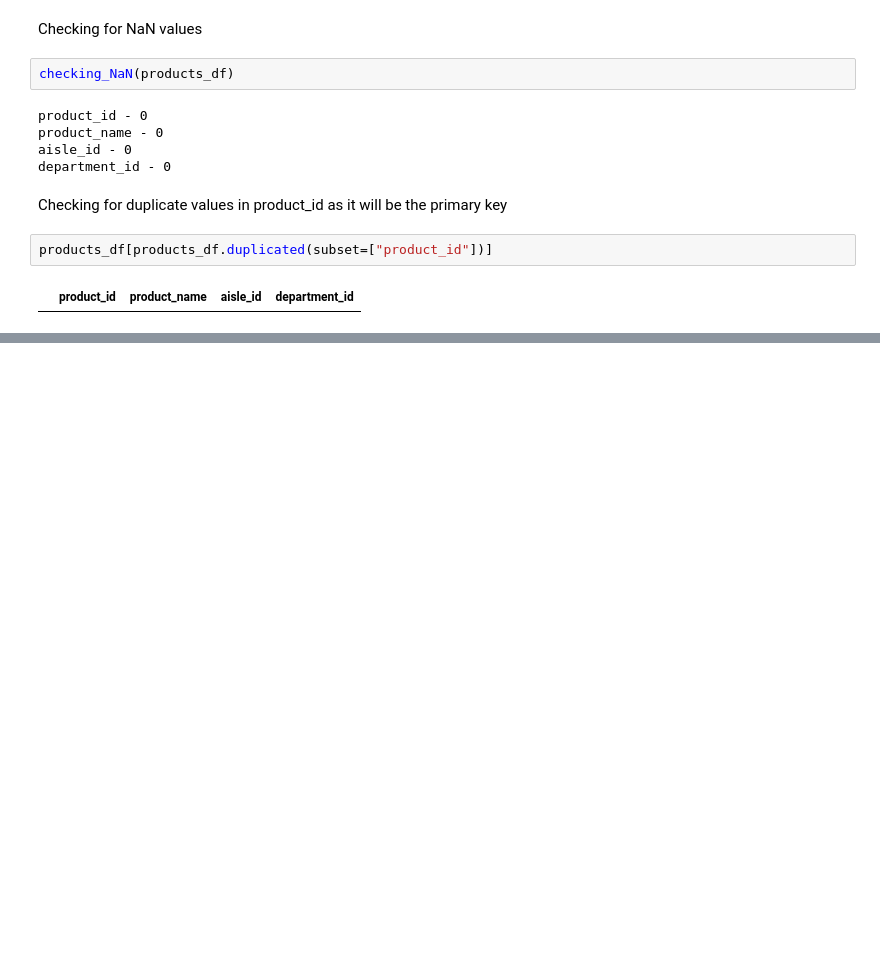
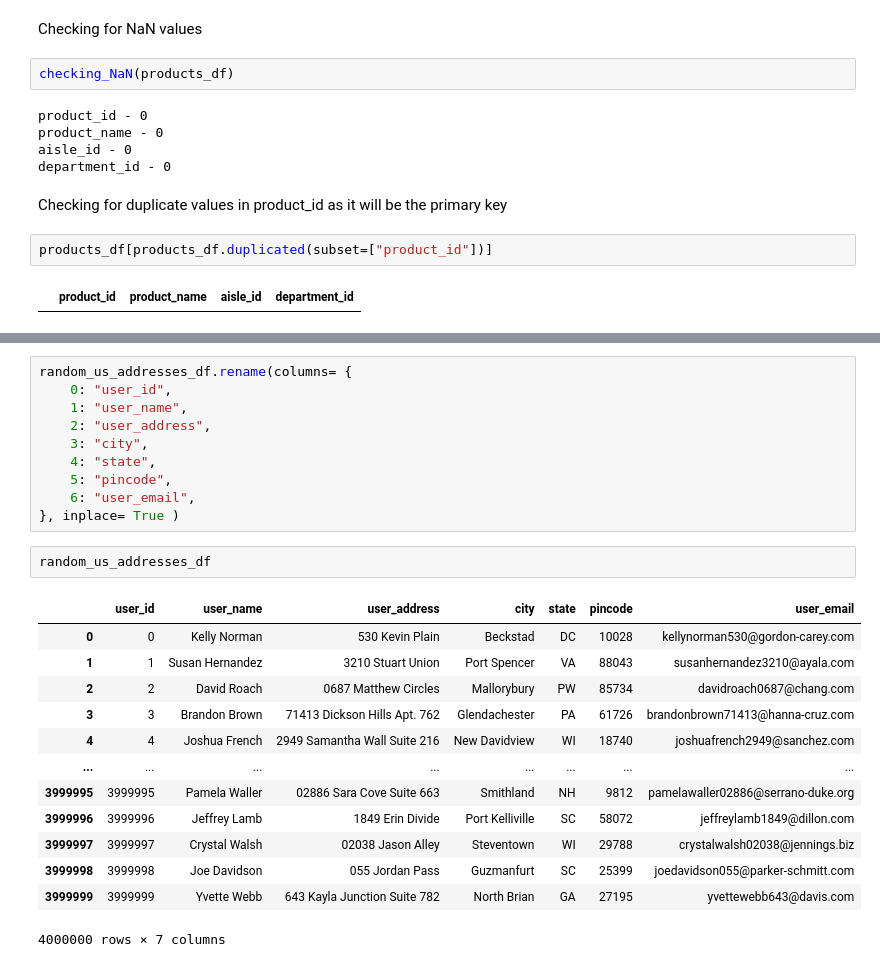
Before and after one commit to PrattJena/Instacart_Project_CSCI_620, a Jupyter notebook: process_data.ipynb, the cells around one changed output, grey strips where cells are left out. Cells and saved outputs as stored; diff of their text form; blank space fills up the shorter version.

```diff
--- a/process_data.ipynb
+++ b/process_data.ipynb
@@ -172,0 +224,26 @@ products_df[products_df.duplicated(subset=["product_id"])]
+# %%
+random_us_addresses_df.rename(columns= {
+    0: "user_id",
+    1: "user_name",
+    2: "user_address",
+    3: "city",
+    4: "state",
+    5: "pincode",
+    6: "user_email",
+}, inplace= True )
+# %%
+random_us_addresses_df
+# %% [output]
+|  | user_id | user_name | user_address | city | state | pincode | user_email |
+| 0 | 0 | Kelly Norman | 530 Kevin Plain | Beckstad | DC | 10028 | kellynorman530@gordon-carey.com |
+| 1 | 1 | Susan Hernandez | 3210 Stuart Union | Port Spencer | VA | 88043 | susanhernandez3210@ayala.com |
+| 2 | 2 | David Roach | 0687 Matthew Circles | Mallorybury | PW | 85734 | davidroach0687@chang.com |
+| 3 | 3 | Brandon Brown | 71413 Dickson Hills Apt. 762 | Glendachester | PA | 61726 | brandonbrown71413@hanna-cruz.com |
+| 4 | 4 | Joshua French | 2949 Samantha Wall Suite 216 | New Davidview | WI | 18740 | joshuafrench2949@sanchez.com |
+| ... | ... | ... | ... | ... | ... | ... | ... |
+| 3999995 | 3999995 | Pamela Waller | 02886 Sara Cove Suite 663 | Smithland | NH | 9812 | pamelawaller02886@serrano-duke.org |
+| 3999996 | 3999996 | Jeffrey Lamb | 1849 Erin Divide | Port Kelliville | SC | 58072 | jeffreylamb1849@dillon.com |
+| 3999997 | 3999997 | Crystal Walsh | 02038 Jason Alley | Steventown | WI | 29788 | crystalwalsh02038@jennings.biz |
+| 3999998 | 3999998 | Joe Davidson | 055 Jordan Pass | Guzmanfurt | SC | 25399 | joedavidson055@parker-schmitt.com |
+| 3999999 | 3999999 | Yvette Webb | 643 Kayla Junction Suite 782 | North Brian | GA | 27195 | yvettewebb643@davis.com |
+4000000 rows × 7 columns
```
Also changed, not shown: parts of 16 cells of this notebook.
